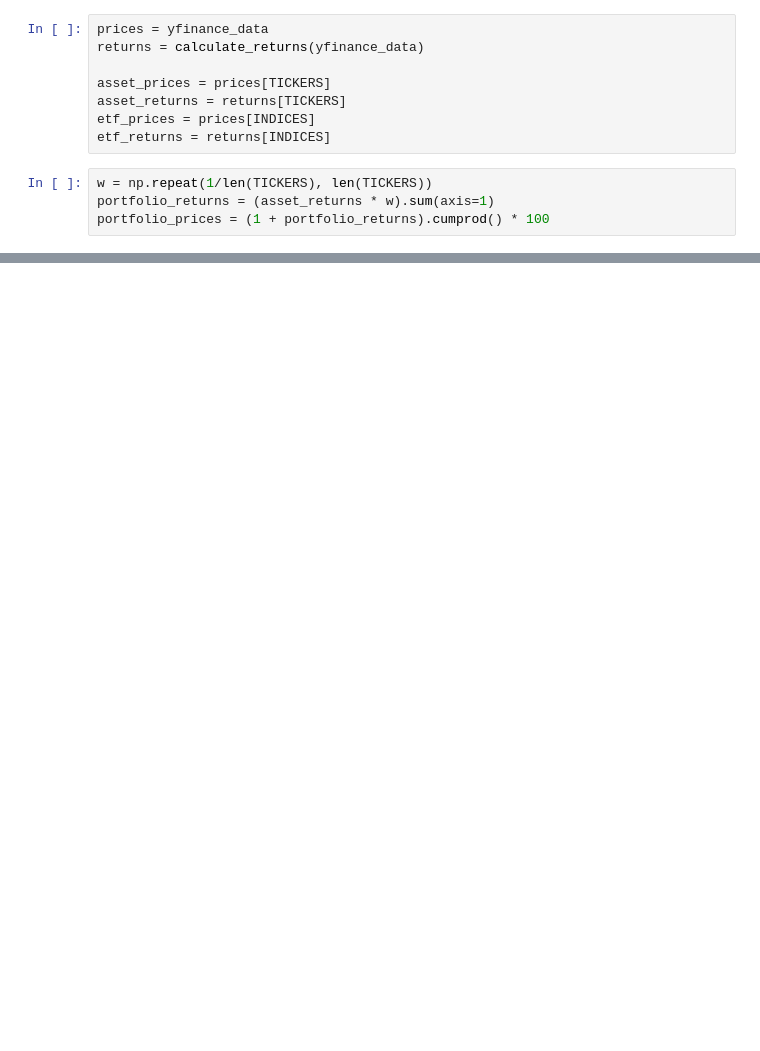
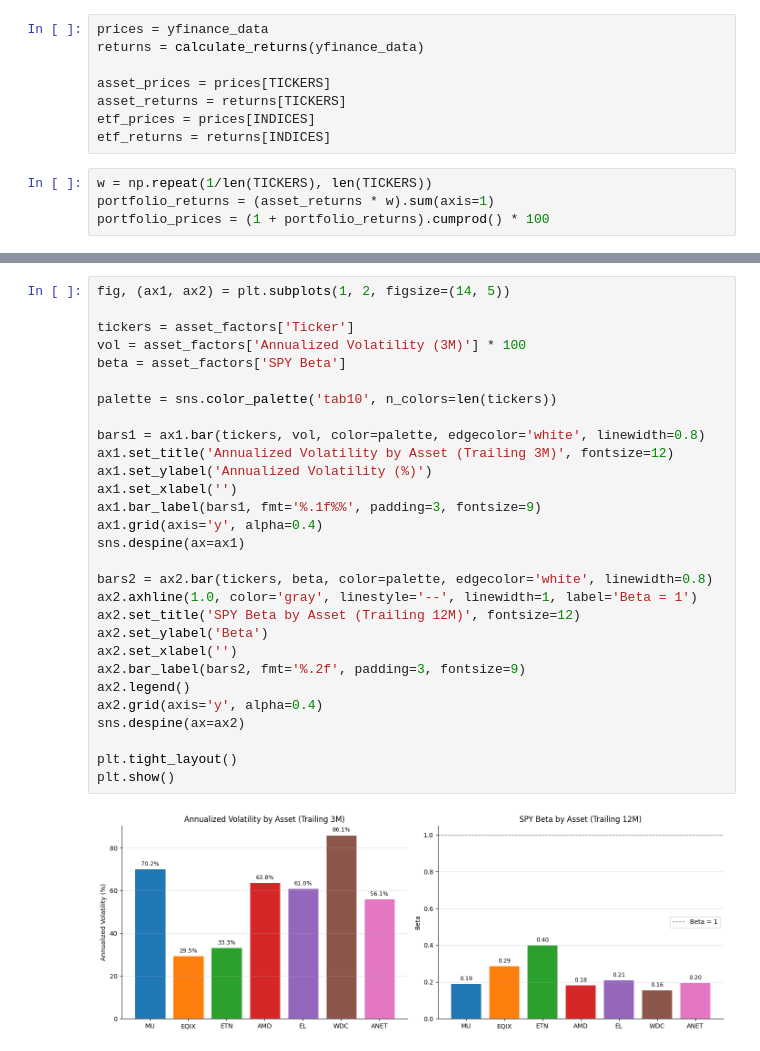
Before and after one commit to Spring-26-Quantitative-Finance/Theo-Joe-Quant-Projects, a Jupyter notebook: Project2/project2.ipynb, the cells around one changed output, grey strips where cells are left out. Drawn from its saved outputs; the diff is of its cells as text; blank space fills up the shorter version.

```diff
--- a/Project2/project2.ipynb
+++ b/Project2/project2.ipynb
@@ -136,0 +221,31 @@ corr_df = pd.concat([portfolio_returns.rename('Portfolio'), etf_returns, asset_r
+# %%
+fig, (ax1, ax2) = plt.subplots(1, 2, figsize=(14, 5))
+
+tickers = asset_factors['Ticker']
+vol = asset_factors['Annualized Volatility (3M)'] * 100
+beta = asset_factors['SPY Beta']
+
+palette = sns.color_palette('tab10', n_colors=len(tickers))
+
+bars1 = ax1.bar(tickers, vol, color=palette, edgecolor='white', linewidth=0.8)
+ax1.set_title('Annualized Volatility by Asset (Trailing 3M)', fontsize=12)
+ax1.set_ylabel('Annualized Volatility (%)')
+ax1.set_xlabel('')
+ax1.bar_label(bars1, fmt='%.1f%%', padding=3, fontsize=9)
+ax1.grid(axis='y', alpha=0.4)
+sns.despine(ax=ax1)
+
+bars2 = ax2.bar(tickers, beta, color=palette, edgecolor='white', linewidth=0.8)
+ax2.axhline(1.0, color='gray', linestyle='--', linewidth=1, label='Beta = 1')
+ax2.set_title('SPY Beta by Asset (Trailing 12M)', fontsize=12)
+ax2.set_ylabel('Beta')
+ax2.set_xlabel('')
+ax2.bar_label(bars2, fmt='%.2f', padding=3, fontsize=9)
+ax2.legend()
+ax2.grid(axis='y', alpha=0.4)
+sns.despine(ax=ax2)
+
+plt.tight_layout()
+plt.show()
+# %% [output]
+[figure, added]
```
Also changed, not shown: parts of 6 cells of this notebook.
